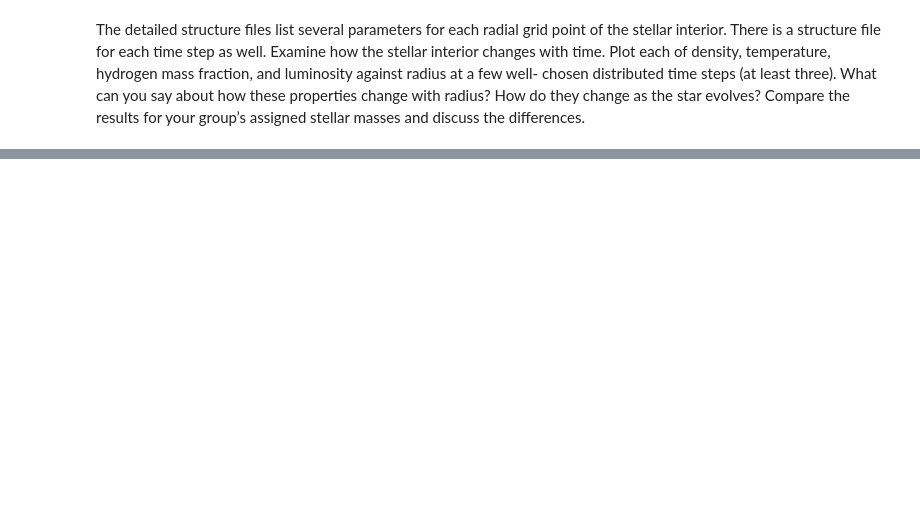
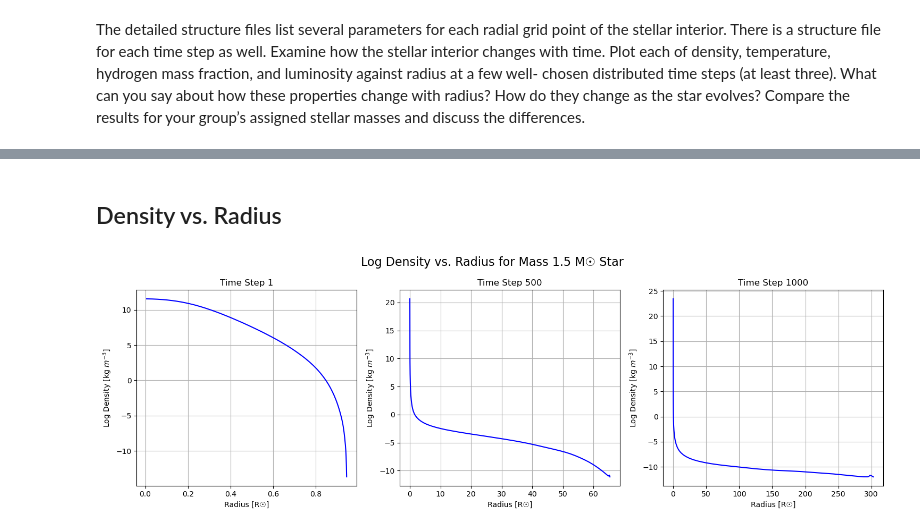
Before and after one commit to pathakis/Modelling-the-Lives-of-Stars, a Jupyter notebook: Data Inspection.ipynb, the cells around one changed output, grey strips where cells are left out. Cells and saved outputs as stored; diff of their text form; code cells hidden in the pictures; blank space fills up the shorter version.

```diff
--- a/Data Inspection.ipynb
+++ b/Data Inspection.ipynb
@@ -318,3 +357,9 @@ Compare the results for your group’s assigned stellar masses and discuss the d
 # %%
-det_data_1_5 = pd.read_fwf('Data1_5/Data0_0001/summary_SI.txt', names=col_names, index_col=0)
-det_data_20 = pd.read_fwf('Data20/Data0_0001/summary_SI.txt', names=col_names, index_col=0)
+det_data_1_5 = pd.read_fwf('Data1_5/Data0_0001/Detailed/structure_00001.txt', names=det_col_names)
+det_data_20 = pd.read_fwf('Data20/Data0_0001/Detailed/structure_00001.txt', names=det_col_names)
+
+det_data_1_5_mid = pd.read_fwf('Data1_5/Data0_0001/Detailed/structure_00500.txt', names=det_col_names)
+det_data_20_mid = pd.read_fwf('Data20/Data0_0001/Detailed/structure_00345.txt', names=det_col_names)
+
+det_data_1_5_last = pd.read_fwf('Data1_5/Data0_0001/Detailed/structure_01000.txt', names=det_col_names)
+det_data_20_last = pd.read_fwf('Data20/Data0_0001/Detailed/structure_00690.txt', names=det_col_names)
@@ -320,0 +392,26 @@ det_data_20 = pd.read_fwf('Data20/Data0_0001/summary_SI.txt', names=col_names, i
+# %% [markdown]
+## Density vs. Radius
+# %%
+fig, ax = plt.subplots(1, 3, figsize=(15, 5))
+ax[0].plot(det_data_1_5['Radius coordinate (R☉)'], np.log(det_data_1_5['Density (kg m-3)']), linestyle='-', c='b')
+ax[1].plot(det_data_1_5_mid['Radius coordinate (R☉)'], np.log(det_data_1_5_mid['Density (kg m-3)']), linestyle='-', c='b')
+ax[2].plot(det_data_1_5_last['Radius coordinate (R☉)'], np.log(det_data_1_5_last['Density (kg m-3)']), linestyle='-', c='b')
+
+ax[0].set_title('Time Step 1')
+ax[1].set_title('Time Step 500')
+ax[2].set_title('Time Step 1000')
+fig.suptitle('Log Density vs. Radius for Mass 1.5 M☉ Star', fontsize=16)
+
+ax[0].set_xlabel('Radius [R☉]')
+ax[0].set_ylabel('Log Density [kg $m^{-3}$]')
+ax[1].set_xlabel('Radius [R☉]')
+ax[1].set_ylabel('Log Density [kg $m^{-3}$]')
+ax[2].set_xlabel('Radius [R☉]')
+ax[2].set_ylabel('Log Density [kg $m^{-3}$]')
+
+ax[0].grid();
+ax[1].grid();
+ax[2].grid();
+plt.tight_layout();
+# %% [output]
+[figure, added]
```
Also changed, not shown: parts of 12 cells of this notebook, 2 other files.
